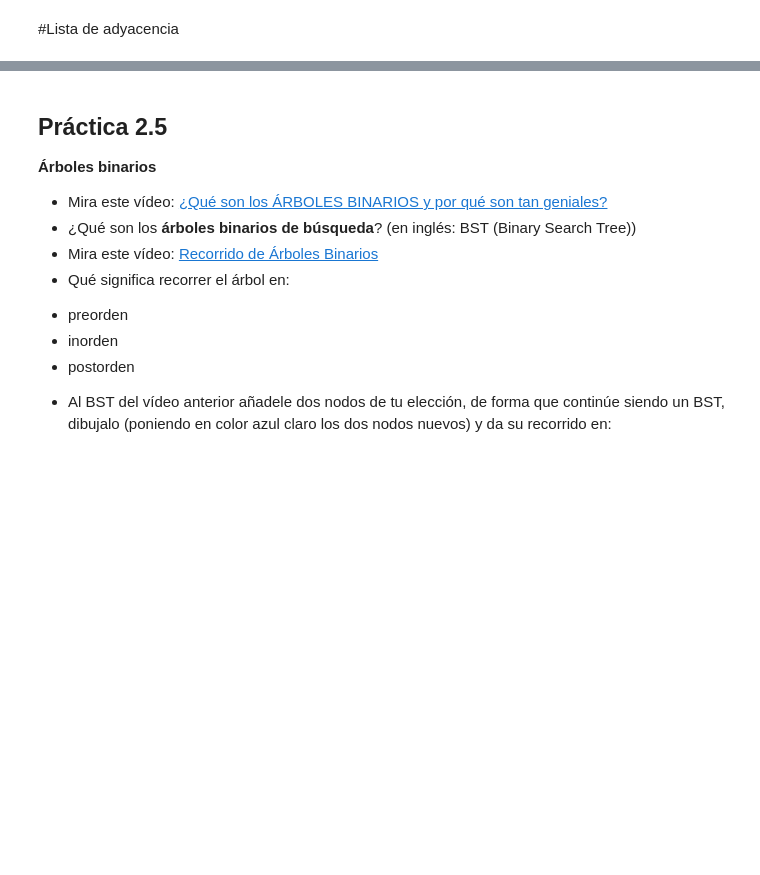
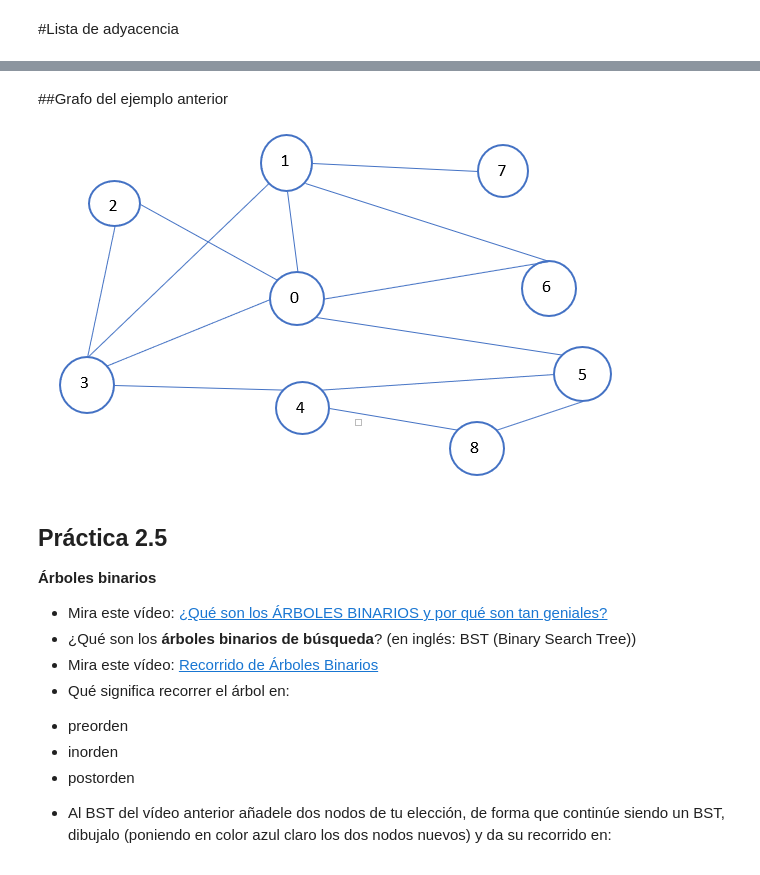
Before and after one commit to Alba004/Matematicas, a Jupyter notebook: grafos/practica_grafos.ipynb, the cells around one changed output, grey strips where cells are left out. Saved outputs shown, nothing was run; the diff lists cells and outputs as text; code cells hidden in the pictures; blank space fills up the shorter version.

```diff
--- a/grafos/practica_grafos.ipynb
+++ b/grafos/practica_grafos.ipynb
@@ -188,3 +215,10 @@ print(convert_to_matrix(lst))
+# %% [markdown]
+##Grafo del ejemplo anterior
+# %%
+from IPython.display import Image
+Image ("Grafo de ejemplo.png")
+# %% [output]
+[figure, added]
 # %% [markdown]
 ## Práctica 2.5
 **Árboles binarios**
```
Also changed, not shown: parts of 15 cells of this notebook.
